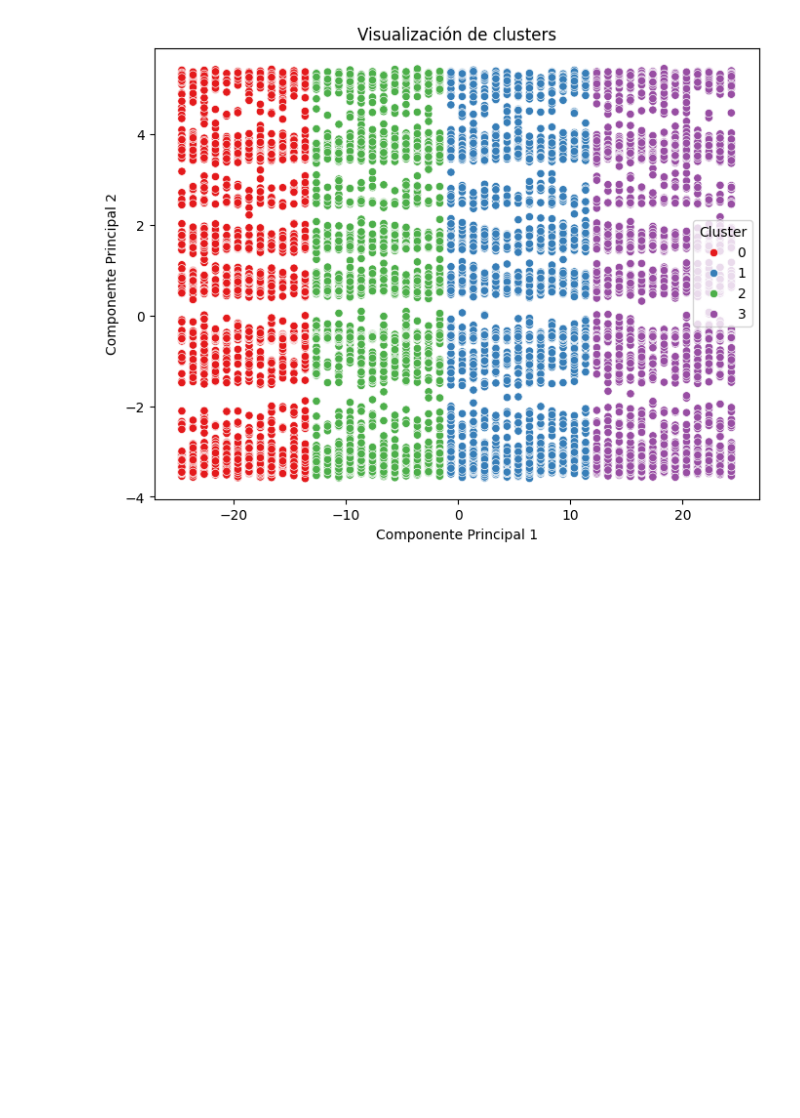
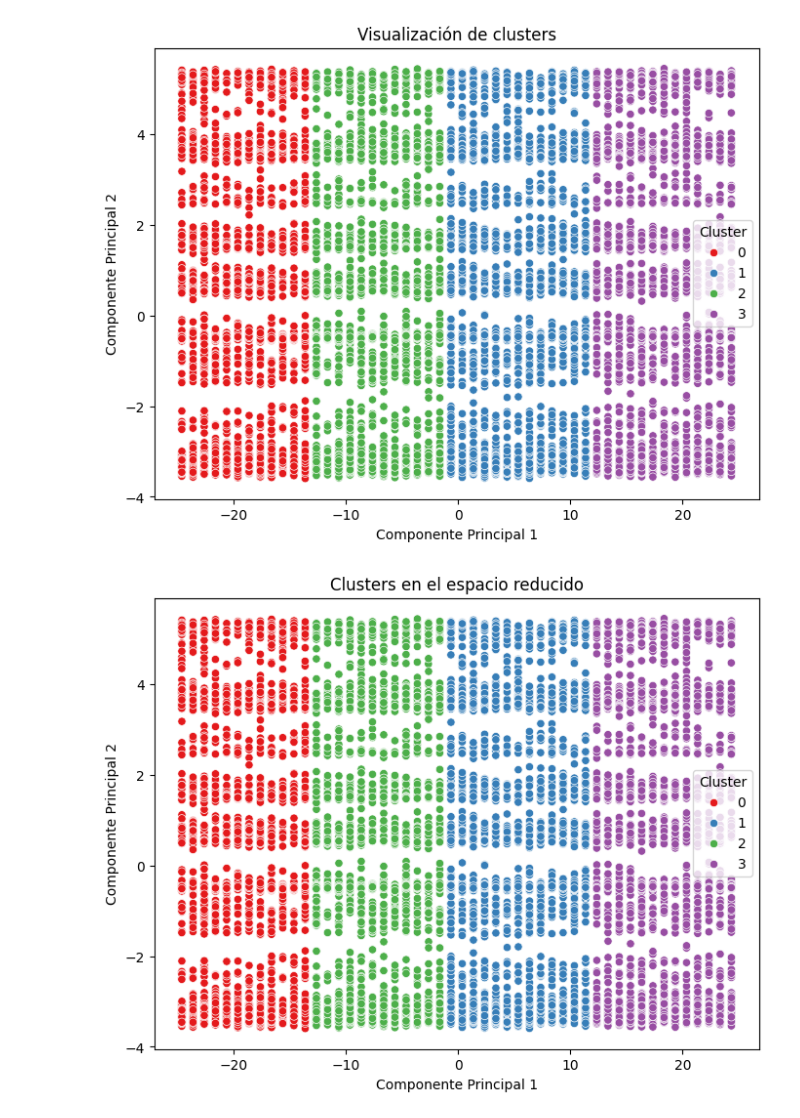
Before and after one commit to MiguelGG03/AprendizajeAutomatico_Caso5, a Jupyter notebook: seleccion de caracteristicas.ipynb, the cells around one changed output. Drawn from its saved outputs; the diff is of its cells as text; code cells hidden in the pictures; blank space fills up the shorter version.

```diff
--- a/seleccion de caracteristicas.ipynb
+++ b/seleccion de caracteristicas.ipynb
@@ -125,3 +125,18 @@ plt.legend(title='Cluster')
 plt.show()
 # %% [output]
 [figure]
+# %%
+# PCA para reducir a 2 dimensiones
+pca = PCA(n_components=2)
+reduced_features = pd.DataFrame(pca.fit_transform(features), columns=['PC1', 'PC2'])
+
+# Graficar clusters en el espacio reducido
+plt.figure(figsize=(8, 6))
+sns.scatterplot(x=reduced_features['PC1'], y=reduced_features['PC2'], hue=df['Cluster'], palette='Set1')
+plt.title('Clusters en el espacio reducido')
+plt.xlabel('Componente Principal 1')
+plt.ylabel('Componente Principal 2')
+plt.legend(title='Cluster')
+plt.show()
+# %% [output]
+[figure, added]
```
